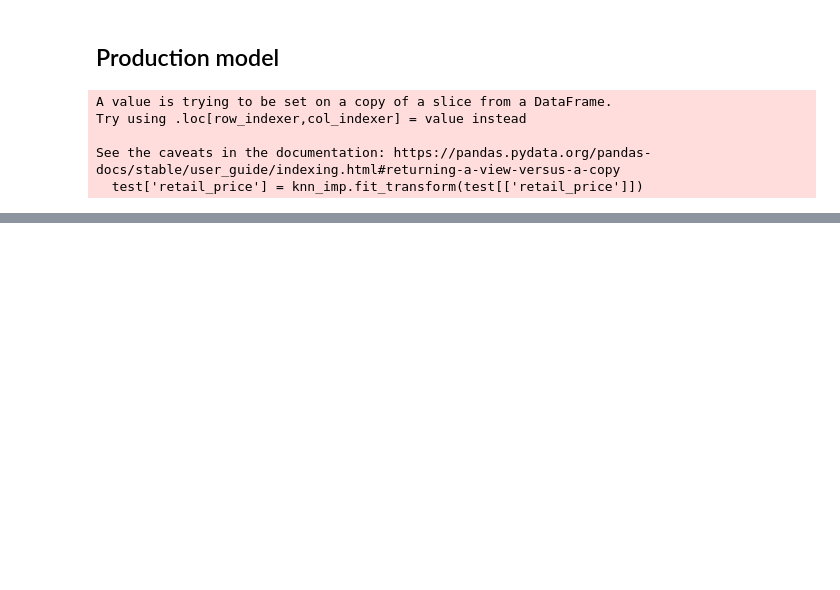
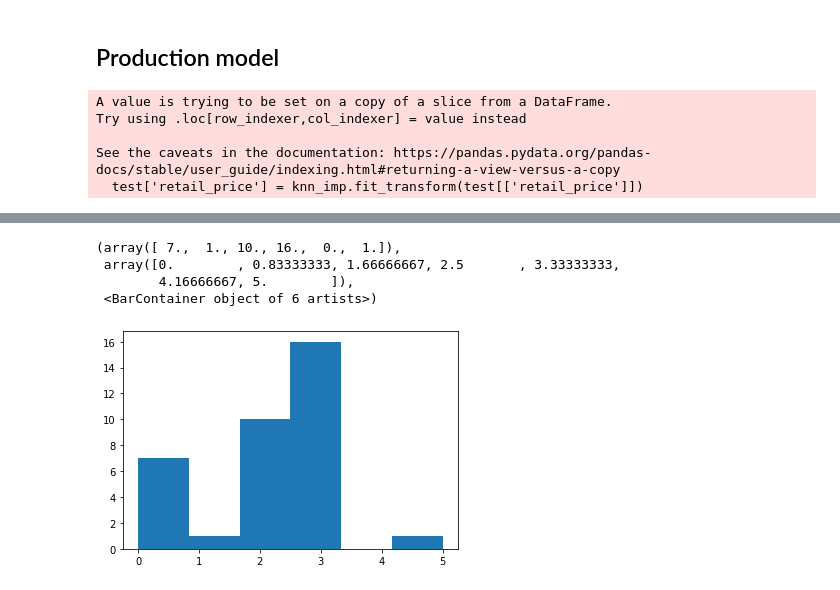
Before and after one commit to vmorenocosta/project-capstone-watch-sales, a Jupyter notebook: code/06_Classification_Predict_Sales.ipynb, the cells around one changed output, grey strips where cells are left out. Drawn from its saved outputs; the diff is of its cells as text; code cells hidden in the pictures; blank space fills up the shorter version.

```diff
--- a/code/06_Classification_Predict_Sales.ipynb
+++ b/code/06_Classification_Predict_Sales.ipynb
@@ -170,7 +181,7 @@ Try using .loc[row_indexer,col_indexer] = value instead
 See the caveats in the documentation: https://pandas.pydata.org/pandas-docs/stable/user_guide/indexing.html#returning-a-view-versus-a-copy
   test['retail_price'] = knn_imp.fit_transform(test[['retail_price']])
 # %%
-model = ('lr',LogisticRegressionCV(max_iter=10000))
+model = ('lr',LogisticRegressionCV(max_iter=10000,n_jobs = -1))
 
 # Create a column transformer to one hot encode categorical variables
 categorical_attributes = []
@@ -199,0 +237,8 @@ preds = pipe.predict(test)
+# %%
+plt.hist(preds, bins=6)
+# %% [output]
+(array([ 7.,  1., 10., 16.,  0.,  1.]),
+ array([0.        , 0.83333333, 1.66666667, 2.5       , 3.33333333,
+        4.16666667, 5.        ]),
+ <BarContainer object of 6 artists>)
+[figure, added]
```
Also changed, not shown: parts of 10 cells of this notebook, 8 other files.
